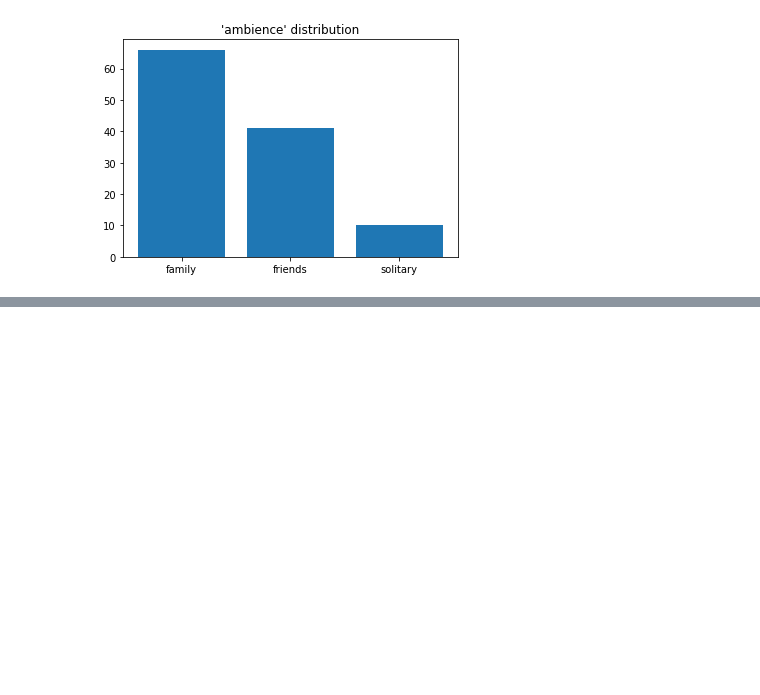
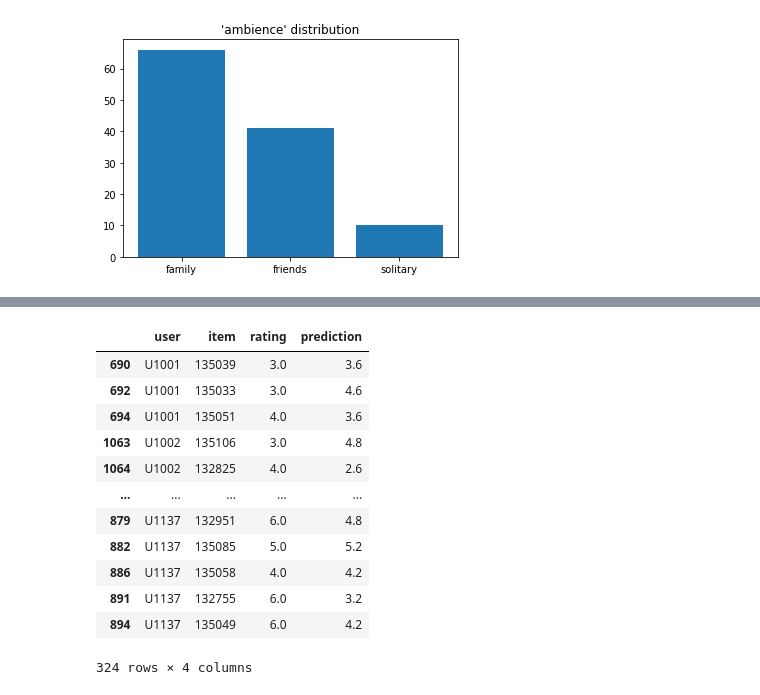
Before and after one commit to HusamAQ/RecSys_weRecommenaGrade10, a Jupyter notebook: notebooks/vector_based_recommendation.ipynb, the cells around one changed output, grey strips where cells are left out. Drawn from its saved outputs; the diff is of its cells as text; code cells hidden in the pictures; blank space fills up the shorter version.

```diff
--- a/notebooks/vector_based_recommendation.ipynb
+++ b/notebooks/vector_based_recommendation.ipynb
@@ -130,0 +81,16 @@ display(len(tr) + len(ts))
+# %%
+preds
+# %% [output]
+|  | user | item | rating | prediction |
+| 690 | U1001 | 135039 | 3.0 | 3.6 |
+| 692 | U1001 | 135033 | 3.0 | 4.6 |
+| 694 | U1001 | 135051 | 4.0 | 3.6 |
+| 1063 | U1002 | 135106 | 3.0 | 4.8 |
+| 1064 | U1002 | 132825 | 4.0 | 2.6 |
+| ... | ... | ... | ... | ... |
+| 879 | U1137 | 132951 | 6.0 | 4.8 |
+| 882 | U1137 | 135085 | 5.0 | 5.2 |
+| 886 | U1137 | 135058 | 4.0 | 4.2 |
+| 891 | U1137 | 132755 | 6.0 | 3.2 |
+| 894 | U1137 | 135049 | 6.0 | 4.2 |
+324 rows × 4 columns
```
Also changed, not shown: parts of 6 cells of this notebook, 5 other files.
